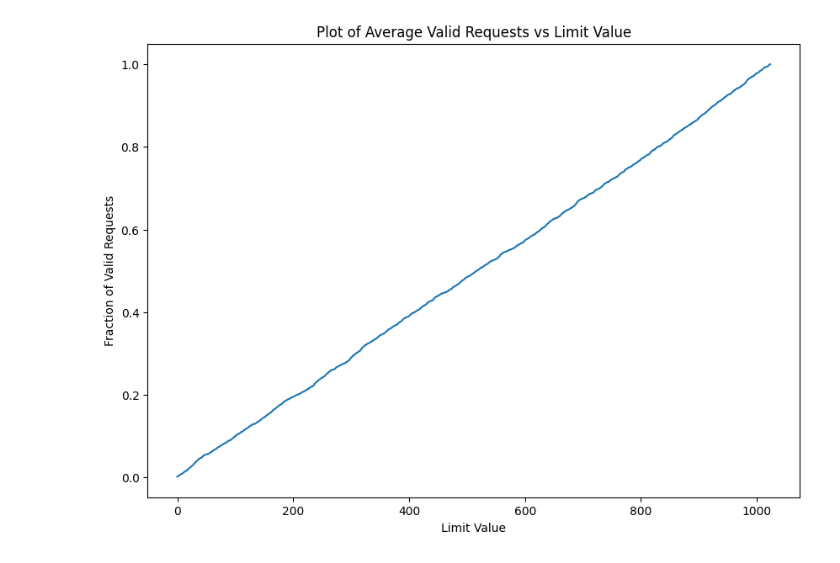
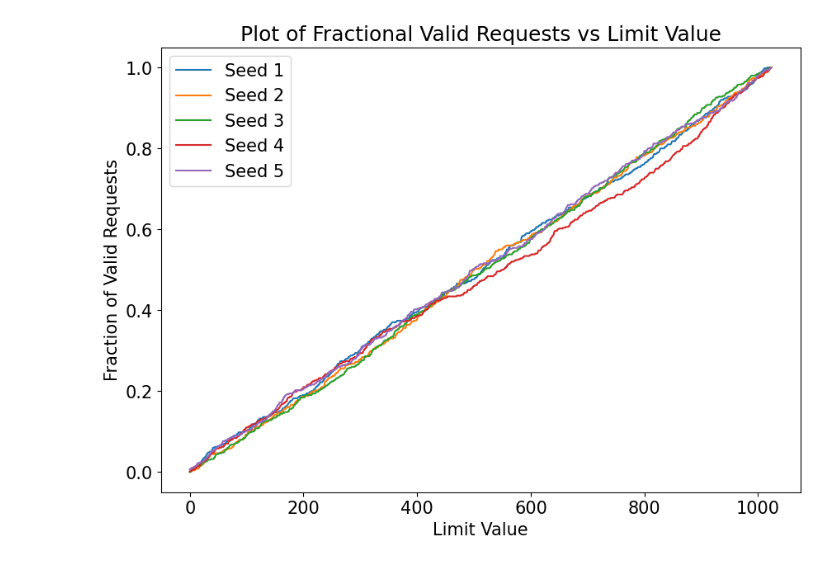
Before and after one commit to shashankp28/OS-Lab-2023, a Jupyter notebook: analysis.ipynb, the cells around one changed output. Saved outputs shown, nothing was run; the diff lists cells and outputs as text; code cells hidden in the pictures.

Commit message:
Changed plot and submission file

```diff
--- a/analysis.ipynb
+++ b/analysis.ipynb
@@ -9,14 +9,20 @@ with open("./log.txt", "r") as f:
 import numpy as np
 import matplotlib.pyplot as plt
 %matplotlib inline
+plt.rcParams.update({'font.size': 15})
 # %%
-data_np = np.array(data).reshape(5, -1).mean(axis=0)/500
+data_np = np.array(data).reshape(5, -1)/500
 # %%
 plt.figure(figsize=(10, 7))
-plt.title("Plot of Average Valid Requests vs Limit Value")
-plt.plot(data_np)
+plt.title("Plot of Fractional Valid Requests vs Limit Value")
+plt.plot(data_np[0])
+plt.plot(data_np[1])
+plt.plot(data_np[2])
+plt.plot(data_np[3])
+plt.plot(data_np[4])
+plt.legend(["Seed 1", "Seed 2", "Seed 3", "Seed 4", "Seed 5"])
 plt.xlabel("Limit Value")
 plt.ylabel("Fraction of Valid Requests")
 plt.savefig("plot.png")
 # %% [output]
-[figure, old version]
+[figure, new version]
```
Also changed, not shown: 2 other files.
